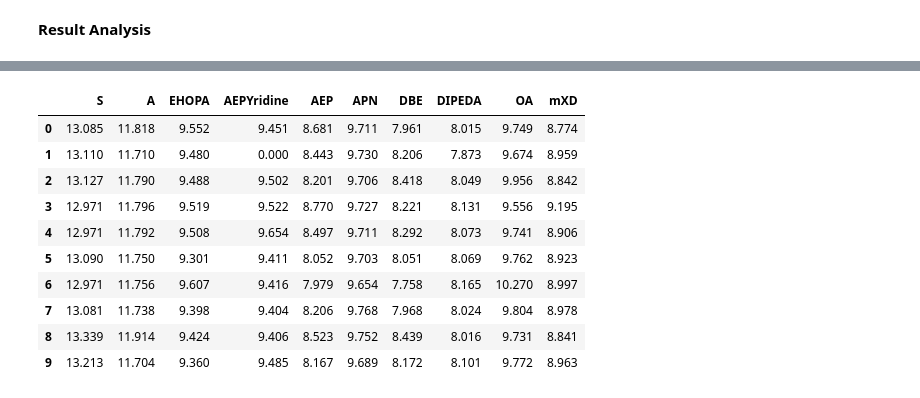
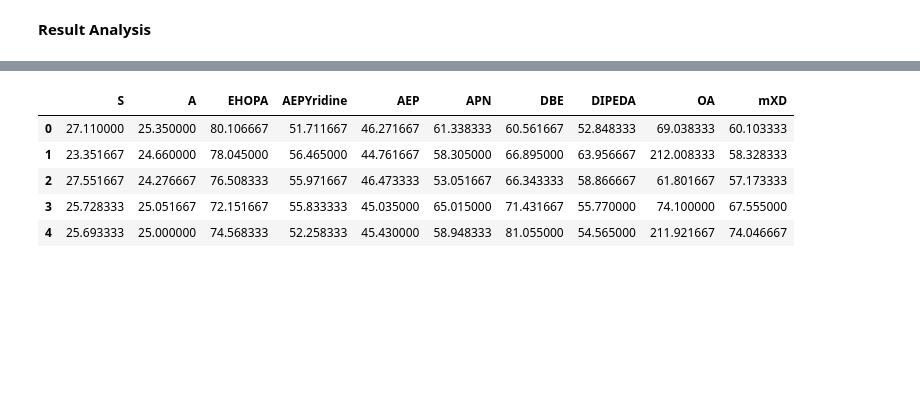
Before and after one commit to thyheal/electret_cal, a Jupyter notebook: flow.ipynb, the cells around one changed output, grey strips where cells are left out. Cells and saved outputs as stored; diff of their text form; code cells hidden in the pictures; blank space fills up the shorter version.

```diff
--- a/flow.ipynb
+++ b/flow.ipynb
@@ -97,0 +109,3 @@ for _ in name_list:
+# %%
+df_HOMO = data_to_csv('HOMO',HOMO_calculation)
+df_HOMO = data_wash(df_HOMO)
@@ -97,0 +296,16 @@ for _ in name_list:
+# %%
+# 示例数据，替换为你的IP值数据
+# 统计描述
+
+fig, axes = plt.subplots(nrows=2, ncols=5, figsize=(10, 5))
+for i, ax in enumerate(axes.flat):
+    ax.boxplot(df_HOMO.iloc[:,i], vert=True)  # 绘制箱型图
+    ax.set_ylabel('IP calculated (eV)',fontsize=12,fontweight='bold')
+    ax.grid(linestyle='-.')
+    ax.tick_params(axis='both', direction='in')  # 'both'表示x和y轴都调整
+    ax.set_ylim(0,20)
+    ax.set_title(f'{name_list[i]}',fontsize=12,fontweight='bold')
+plt.tight_layout()
+# plt.savefig('CYTOP_camb3lyp-631(dp)_IP_rdkit.png', dpi=300)
+
+plt.show()
@@ -98,21 +350,29 @@ for _ in name_list:
 # %%
-table = pd.DataFrame({'Name': IP_name, 'm062x/6-311G(2d,p) IP': IP})
-table.to_csv('CYTOP_m062x_6-311G(2d,p)_IP_rdkit.csv', index=False)
+# T1,T2,T_all = [],[],[]
+# time_dict = {}
+# for _ in name_list:
+#     for i in range(10):
+#         if os.path.exists(f"{_}{i}"):
+#             t1 = utils.time_calculation(f"{_}{i}/{_}{i}_p1.log")
+#             t2 = utils.time_calculation(f"{_}{i}/{_}{i}_0.log")
+#             print(t1/t2)
+#             T1.append(t1)
+#             T2.append(t2)
+#             T_all.append(t1+t2)
+
+table = pd.DataFrame({'Name': IP_name, 'T':T_all})
+table
+# table.to_csv('CYTOP_m062x_6-311G(2d,p)_time.csv', index=False)
 df = table.drop(['Name'], axis=1)
-reshaped_data = df['m062x/6-311G(2d,p) IP'].values.reshape(10, 10).T
+reshaped_data = df['T'].values.reshape(10, 5).T
 new_df = pd.DataFrame(reshaped_data, columns=[f'{name_list[i]}' for i in range(10)])
-# new_df.to_csv('CYTOP_m062x_6-311G(2d,p)_IP_rdkit.csv', index=False)
-rdkit_df = new_df
-rdkit_df
+new_df.to_csv('camb3lyp_IP_time.csv', index=False)
+rdkit_T_df = new_df
+rdkit_T_df
 # %% [output]
 |  | S | A | EHOPA | AEPYridine | AEP | APN | DBE | DIPEDA | OA | mXD |
-| 0 | 13.085 | 11.818 | 9.552 | 9.451 | 8.681 | 9.711 | 7.961 | 8.015 | 9.749 | 8.774 |
-| 1 | 13.110 | 11.710 | 9.480 | 0.000 | 8.443 | 9.730 | 8.206 | 7.873 | 9.674 | 8.959 |
-| 2 | 13.127 | 11.790 | 9.488 | 9.502 | 8.201 | 9.706 | 8.418 | 8.049 | 9.956 | 8.842 |
-| 3 | 12.971 | 11.796 | 9.519 | 9.522 | 8.770 | 9.727 | 8.221 | 8.131 | 9.556 | 9.195 |
-| 4 | 12.971 | 11.792 | 9.508 | 9.654 | 8.497 | 9.711 | 8.292 | 8.073 | 9.741 | 8.906 |
-| 5 | 13.090 | 11.750 | 9.301 | 9.411 | 8.052 | 9.703 | 8.051 | 8.069 | 9.762 | 8.923 |
-| 6 | 12.971 | 11.756 | 9.607 | 9.416 | 7.979 | 9.654 | 7.758 | 8.165 | 10.270 | 8.997 |
-| 7 | 13.081 | 11.738 | 9.398 | 9.404 | 8.206 | 9.768 | 7.968 | 8.024 | 9.804 | 8.978 |
-| 8 | 13.339 | 11.914 | 9.424 | 9.406 | 8.523 | 9.752 | 8.439 | 8.016 | 9.731 | 8.841 |
-| 9 | 13.213 | 11.704 | 9.360 | 9.485 | 8.167 | 9.689 | 8.172 | 8.101 | 9.772 | 8.963 |
+| 0 | 27.110000 | 25.350000 | 80.106667 | 51.711667 | 46.271667 | 61.338333 | 60.561667 | 52.848333 | 69.038333 | 60.103333 |
+| 1 | 23.351667 | 24.660000 | 78.045000 | 56.465000 | 44.761667 | 58.305000 | 66.895000 | 63.956667 | 212.008333 | 58.328333 |
+| 2 | 27.551667 | 24.276667 | 76.508333 | 55.971667 | 46.473333 | 53.051667 | 66.343333 | 58.866667 | 61.801667 | 57.173333 |
+| 3 | 25.728333 | 25.051667 | 72.151667 | 55.833333 | 45.035000 | 65.015000 | 71.431667 | 55.770000 | 74.100000 | 67.555000 |
+| 4 | 25.693333 | 25.000000 | 74.568333 | 52.258333 | 45.430000 | 58.948333 | 81.055000 | 54.565000 | 211.921667 | 74.046667 |
```
Also changed, not shown: parts of 35 cells of this notebook, 5 other files.
